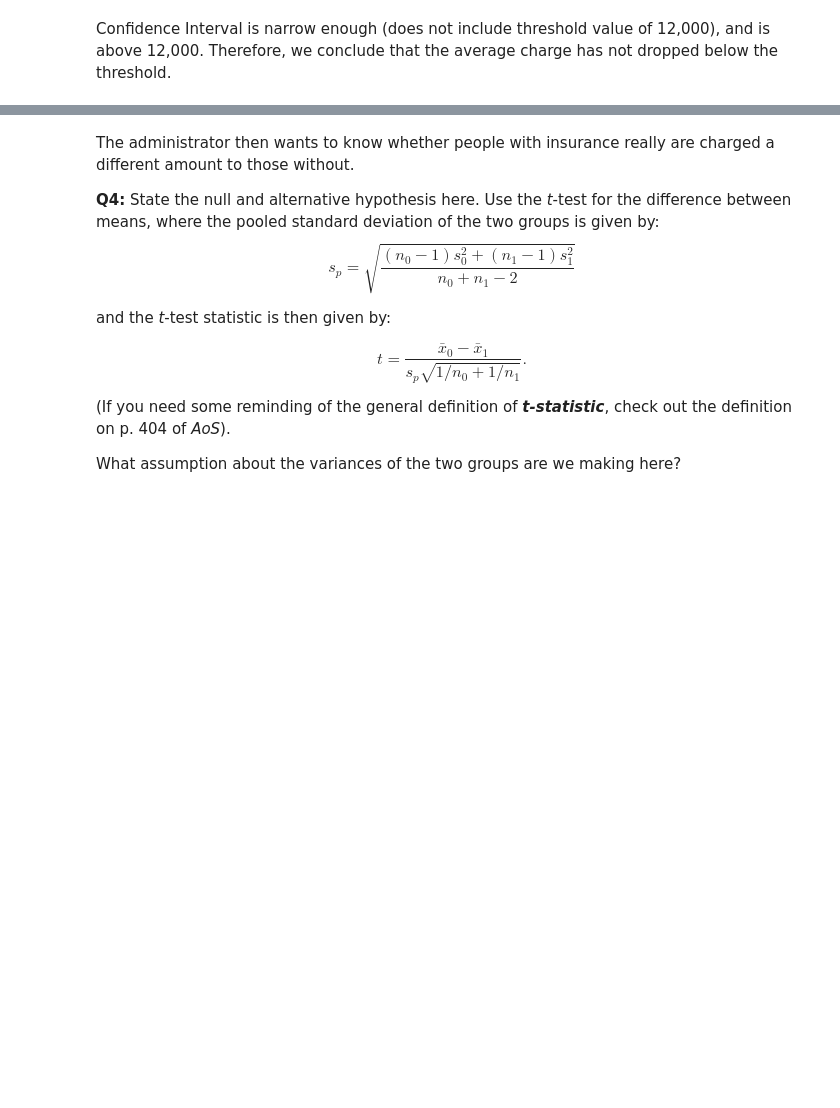
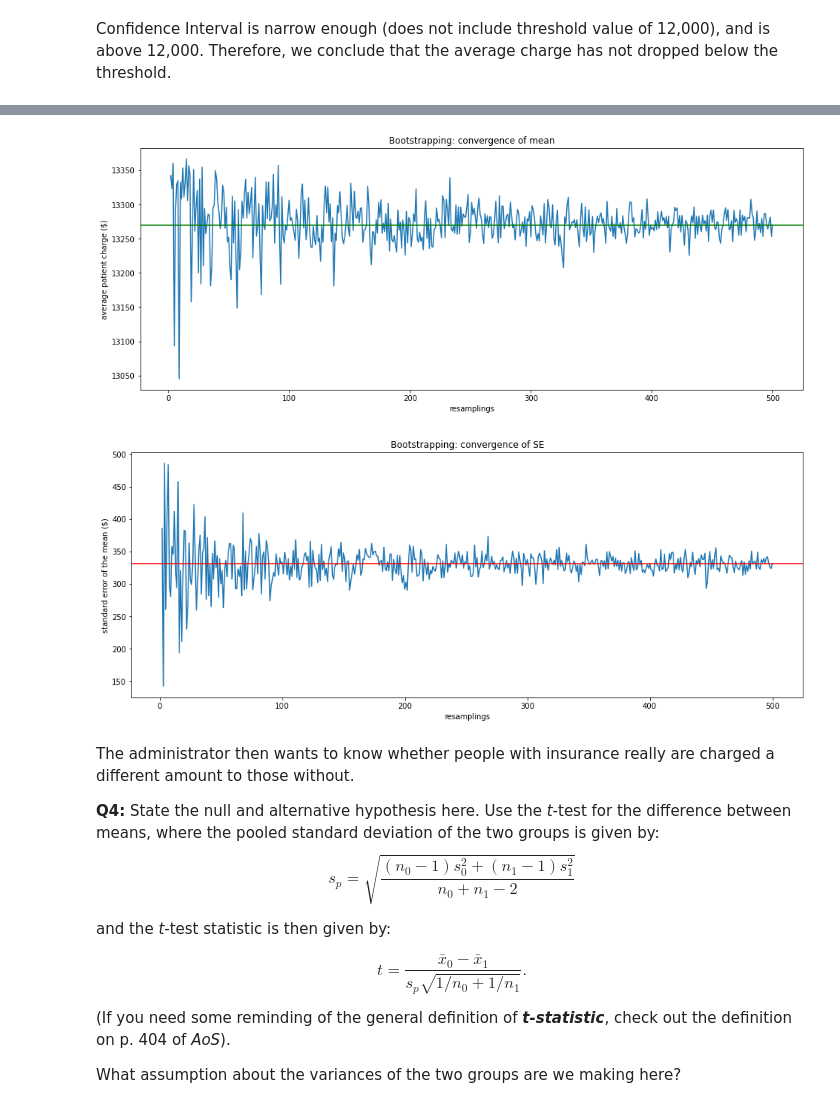
Before and after one commit to ysereda/Springboard, a Jupyter notebook: 11.1.3_Frequentist_Inference_Case_Study_B.ipynb, the cells around one changed output, grey strips where cells are left out. Saved outputs shown, nothing was run; the diff lists cells and outputs as text; code cells hidden in the pictures; blank space fills up the shorter version.

```diff
--- a/11.1.3_Frequentist_Inference_Case_Study_B.ipynb
+++ b/11.1.3_Frequentist_Inference_Case_Study_B.ipynb
@@ -117,0 +130,3 @@ Confidence Interval is narrow enough (does not include threshold value of 12,000
+# %%
+boots_converg = pd.read_csv('C:/Sereda/Lectures/Springboard/11/1.3/boots_converg.csv', names=['n_resample','av_boots','se_boots'])
+boots_converg.head()
@@ -118,3 +140,26 @@ Confidence Interval is narrow enough (does not include threshold value of 12,000
+# %%
+n_vals = np.arange(2,500+1)
+#av_boots = np.array([13387.974251187221,13277.266756798215,13382.825486224785,13379.124840026308,13373.951685049082,13212.041347894938,13161.912300019343,13251.239365833915,13074.98070146548,13334.944050178565,13497.528063095044,13297.018359642007,13319.71584271669,13343.667356116797,13224.429069758928,13395.48836235765,13180.046441926093,13159.505315350212,13323.65561493442,13206.612635650117,13233.344997369584,13212.926705476933,13294.334625153379,13329.010736513457,13250.065328220855,13250.065328220855])
+av_boots = boots_converg.av_boots
+#se_boots = np.array([160.7194940501898,307.26370510915575,405.81739396999876,338.756243824317,386.13617208529257,492.34264740378575,255.8252008525749,187.65569370612323,136.22041700070253,359.9647874252242,355.0514854750895,299.97609722520303,342.6325661612998,266.11075091816605,350.4050562983588,253.37218513468196,323.24682131586076,373.36600359414916,345.83168987115107,285.81637118510537,322.1191730577437,277.42738152146615,243.98437315907478,296.5178379318005,359.11324774429835,359.11324774429835])
+se_boots = boots_converg.se_boots
+_ = plt.figure(figsize=(16,6))
+_ = plt.plot(n_vals, boots_converg.av_boots)
+_ = plt.xlabel('resamplings')
+_ = plt.ylabel('average patient charge ($)')
+_ = plt.axhline(y = charge_av, color = 'g', linestyle = '-')
+_ = plt.title('Bootstrapping: convergence of mean')
+plt.show()
+_ = plt.figure(figsize=(16,6))
+_ = plt.plot(n_vals, boots_converg.se_boots)
+_ = plt.xlabel('resamplings')
+_ = plt.ylabel('standard error of the mean ($)')
+_ = plt.title('Bootstrapping: convergence of SE')
+_ = plt.axhline(y = se_theor, color = 'r', linestyle = '-')
+plt.show()
+# %% [output]
+[figure, added]
+[figure, added]
 # %% [markdown]
 The administrator then wants to know whether people with insurance really are charged a different amount to those without.
 
```
Also changed, not shown: parts of 41 cells of this notebook.
